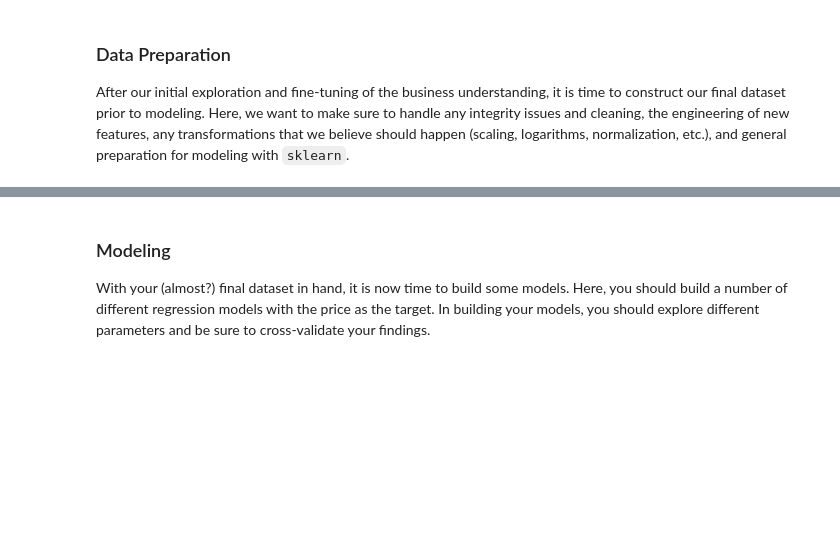
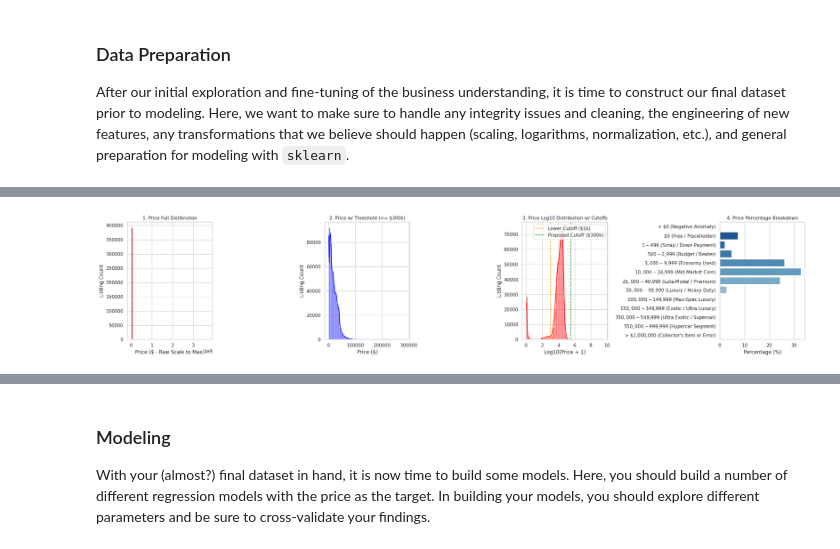
Before and after one commit to 1abhisheknigam/my-ai, a Jupyter notebook: price-of-car/notebooks/price_of_car.ipynb, the cells around one changed output, grey strips where cells are left out. Saved outputs shown, nothing was run; the diff lists cells and outputs as text; code cells hidden in the pictures; blank space fills up the shorter version.

```diff
--- a/price-of-car/notebooks/price_of_car.ipynb
+++ b/price-of-car/notebooks/price_of_car.ipynb
@@ -177,3 +215,5 @@ df.drop(['VIN', 'size', 'paint_color'], axis=1, inplace=True)
+# %%
+df = df.drop(columns=["region"])
 # %% [markdown]
 ### Dropping Problematic Rows: `year` and `odometer`
 
@@ -708,0 +812,18 @@ cleaned_df = df.copy()
+# %%
+# starting with the basic stats
+continuous = ['price', 'vehicle_age', 'odometer']
+
+# cleaned_df[continuous].describe() # this showed scientific notation
+
+# creating a cleaned copy...
+desc = df[continuous].describe().copy()
+
+# Format columns individually
+# Price and odometer: standard comma-separated integers (no scientific notation)
+# Vehicle age: integer formatting with no decimals
+desc['price'] = desc['price'].apply(lambda x: f'{x:,.0f}')
+desc['odometer'] = desc['odometer'].apply(lambda x: f'{x:,.0f}')
+desc['vehicle_age'] = desc['vehicle_age'].apply(lambda x: f'{x:.0f}')
+
+print("Descriptive Statistics (Formatted):")
+print(desc)
@@ -708,0 +1010,74 @@ cleaned_df = df.copy()
+# %%
+sns.set_theme(style="whitegrid", palette="deep")
+
+fig, axes = plt.subplots(1, 4, figsize=(24, 5))
+
+# 1. Full Distribution (Demonstrates Extreme Skew & Scale Distortion)
+sns.histplot(
+    data=df,
+    x="price",
+    bins=50,
+    ax=axes[0],
+    color="brown",
+)
+axes[0].set_title(
+    "1. Price Full Distibrution", fontsize=11
+)
+axes[0].set_xlabel("Price ($ - Raw Scale to Max)")
+axes[0].set_ylabel("Listing Count")
+# Formats large numbers cleanly on x-axis
+axes[0].ticklabel_format(style="scientific", axis="x", scilimits=(0, 0))
+
+# 2. Price Truncated Distribution (<= $300k)
+sns.histplot(
+    data=df[df["price"] <= 300000],
+    x="price",
+    bins=50,
+    kde=True,
+    ax=axes[1],
+    color="blue",
+)
+axes[1].set_title("2. Price w/ Threshold (<= $300k)", fontsize=11)
+axes[1].set_xlabel("Price ($)")
+axes[1].set_ylabel("Listing Count")
+
+# 3. Log10 Transformed Distribution with Proposed Cutoffs ($1k & $300k)
+log_prices = np.log10(df["price"] + 1)
+sns.histplot(x=log_prices, bins=50, kde=True, ax=axes[2], color="red")
+axes[2].axvline(
+    np.log10(1000),
+    color="orange",
+    linestyle="--",
+    linewidth=1.5,
+    label="Lower Cutoff ($1k)",
+)
+axes[2].axvline(
+    np.log10(300000),
+    color="forestgreen",
+    linestyle="--",
+    linewidth=1.5,
+    label="Proposed Cutoff ($300k)",
+)
+axes[2].set_title("3. Price Log10 Distribution w/ Cutoffs", fontsize=11)
+axes[2].set_xlabel("Log10(Price + 1)")
+axes[2].set_ylabel("Listing Count")
+axes[2].legend(loc="upper right")
+
+# 4. Breakdown from price_summary_pre
+sns.barplot(
+    data=price_summary_pre,
+    y="Range",
+    x="Percentage (%)",
+    hue="Range",
+    palette="Blues_r",
+    legend=False,
+    ax=axes[3],
+)
+axes[3].set_title("4. Price Percentage Breakdown", fontsize=11)
+axes[3].set_xlabel("Percentage (%)")
+axes[3].set_ylabel("")
+
+plt.tight_layout()
+plt.show()
+# %% [output]
+[figure, added]
```
Also changed, not shown: parts of 83 cells of this notebook.
